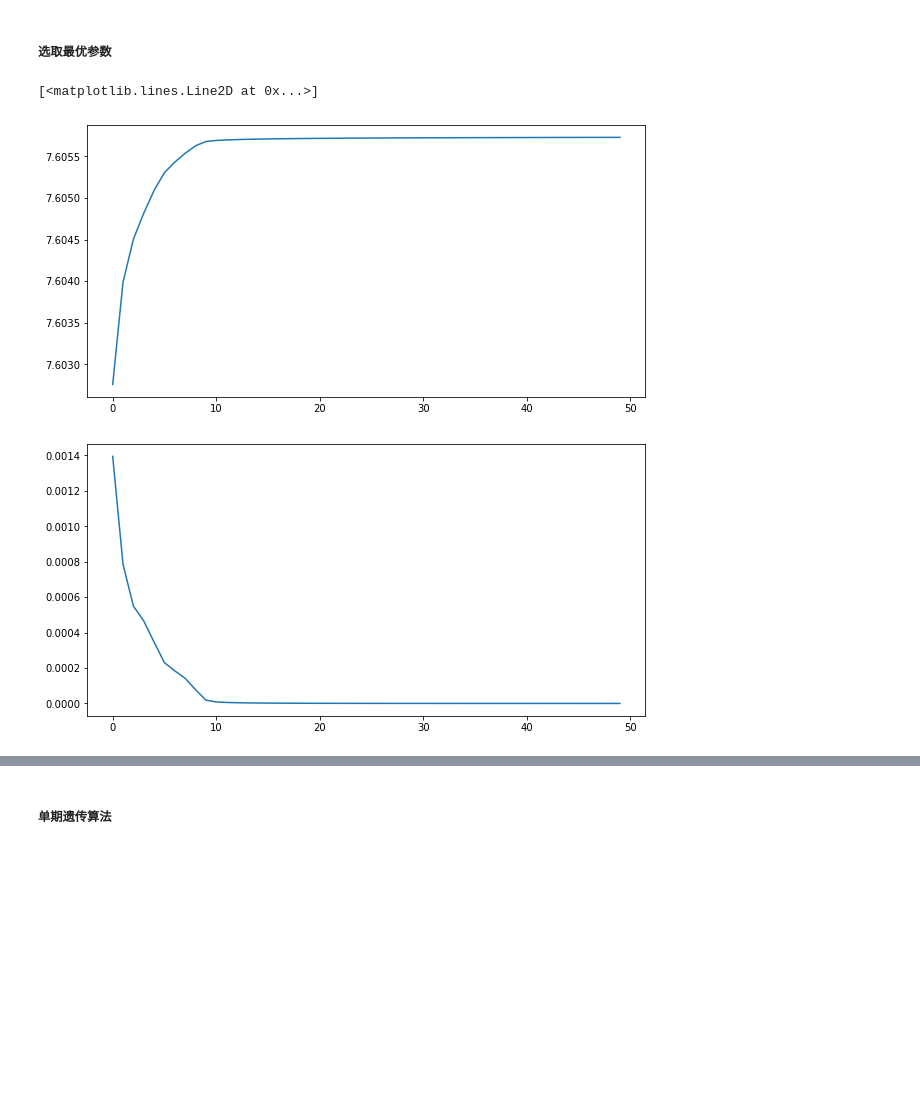
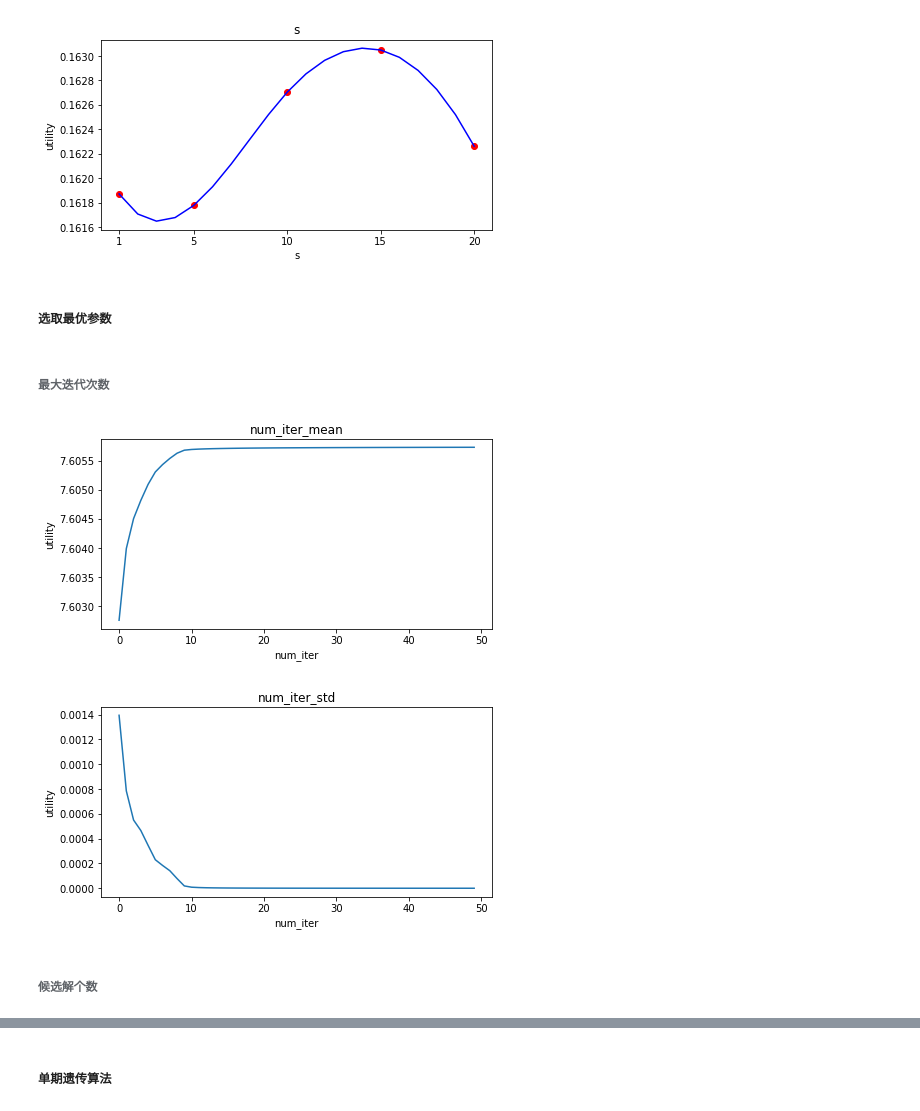
Before and after one commit to lca-123/GA_portfolio, a Jupyter notebook: code.ipynb, the cells around one changed output, grey strips where cells are left out. Cells and saved outputs as stored; diff of their text form; code cells hidden in the pictures; blank space fills up the shorter version.

```diff
--- a/code.ipynb
+++ b/code.ipynb
@@ -10,21 +111,49 @@ del data['日期']
+# %%
+# 绘制对比图
+import scipy.interpolate as spi
+x=np.arange(1,21,1)
+ipo3=spi.splrep(Ss,arr,k=3)
+iy3=spi.splev(x,ipo3)
+
+plt.figure(figsize=(7,3.5))
+plt.xticks(Ss)
+plt.xlabel('s')
+plt.ylabel('utility')
+plt.title('s')
+plt.plot(Ss,arr,'ro')
+plt.plot(x,iy3,'b-')
+plt.savefig('figure/s.png',dpi=600)
+# %% [output]
+[figure, added]
 # %% [markdown]
 ##### 选取最优参数
+# %% [markdown]
+###### 最大迭代次数
 # %%
 # 计算最大迭代次数
 ps=Portfolio_Selection(data.values,s=1,period=2,money=2000,random_state=7)
 res=ps.cal_best_iter()
 
-
-plt.figure(figsize=(10,5))
+plt.figure(figsize=(7,3.5))
+plt.title('num_iter_mean')
+plt.ylabel('utility')
+plt.xlabel('num_iter')
 plt.figure(1)
 plt.plot(res[0])
-plt.figure(figsize=(10,5))
+plt.savefig('figure/num_iter_mean.png',dpi=600)
+
+plt.figure(figsize=(7,3.5))
+plt.title('num_iter_std')
+plt.ylabel('utility')
+plt.xlabel('num_iter')
 plt.figure(2)
 plt.plot(res[1])
+plt.savefig('figure/num_iter_std.png',dpi=600)
 # %% [output]
-[<matplotlib.lines.Line2D at 0x...>]
-[figure, old version]
+[figure, new version]
-[figure, old version]
+[figure, new version]
+# %% [markdown]
+###### 候选解个数
 # %%
 # 计算最优候选解个数
 ps=Portfolio_Selection(data.values,s=1,period=2,money=2000,random_state=7)
```
Also changed, not shown: parts of 12 cells of this notebook, 12 other files.
